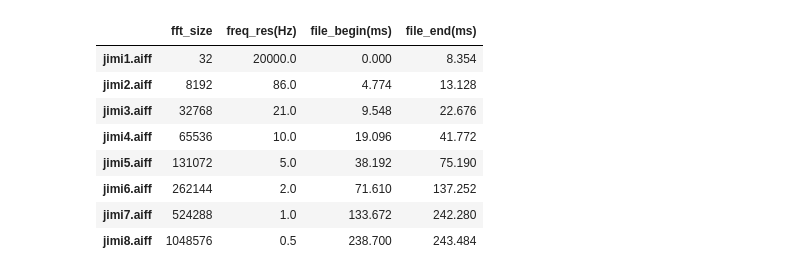
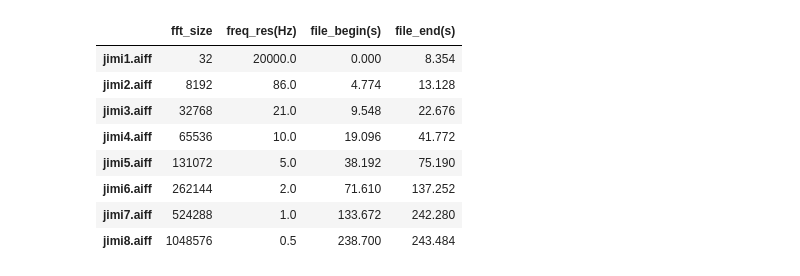
Before and after one commit to IIVIIIII/ASCC, a Jupyter notebook: notebook/assc.ipynb, the cells around one changed output. Drawn from its saved outputs; the diff is of its cells as text; code cells hidden in the pictures.

```diff
--- a/notebook/assc.ipynb
+++ b/notebook/assc.ipynb
@@ -83,7 +83,7 @@ def file_begin(x):
     return previous*4.774
 
 # create column for starting times of each file
-carbon['file_begin(ms)'] = carbon['file'].apply(file_begin)
+carbon['file_begin(s)'] = carbon['file'].apply(file_begin)
 # %%
 # create function to calculate playback starting times in milliseconds(ms) for each year
 def play_begin(x):
@@ -128,7 +128,7 @@ def file_end(x):
         return file_begin(x) + final_year + other_years
 
 # create column for ending times of each file
-carbon['file_end(ms)'] = carbon['file'].apply(file_end)
+carbon['file_end(s)'] = carbon['file'].apply(file_end)
 # %%
 # display full dataframe
 carbon
@@ -159,33 +159,33 @@ csv.to_csv('../resources/data/carbon.csv')
 # %%
 # group years by file name
 files_group = carbon.groupby('file')
 
 # create dictionary to hold data for files
 files = {}
 
 # columns to extract data from
-columns = ['fft_size', 'freq_res(Hz)', 'file_begin(ms)', 'file_end(ms)']
+columns = ['fft_size', 'freq_res(Hz)', 'file_begin(s)', 'file_end(s)']
 
 # iterate through columns
 for c in columns:
 
     # create key to hold list with data for each column
     files[c] = []
 
     # append each column's data points to its respective list
     for u in files_group[c].unique():
         files[c].append(u[0])
 
 # create dataframe out of files dictionary
 files = pd.DataFrame(files)
 
 # set files index as file name
 files = files.set_index(carbon['file'].unique())
 
 # display dataframe
 files
 # %% [output]
-|  | fft_size | freq_res(Hz) | file_begin(ms) | file_end(ms) |
+|  | fft_size | freq_res(Hz) | file_begin(s) | file_end(s) |
 | jimi1.aiff | 32 | 20000.0 | 0.000 | 8.354 |
 | jimi2.aiff | 8192 | 86.0 | 4.774 | 13.128 |
 | jimi3.aiff | 32768 | 21.0 | 9.548 | 22.676 |
```
Also changed, not shown: parts of 1 cell of this notebook.
